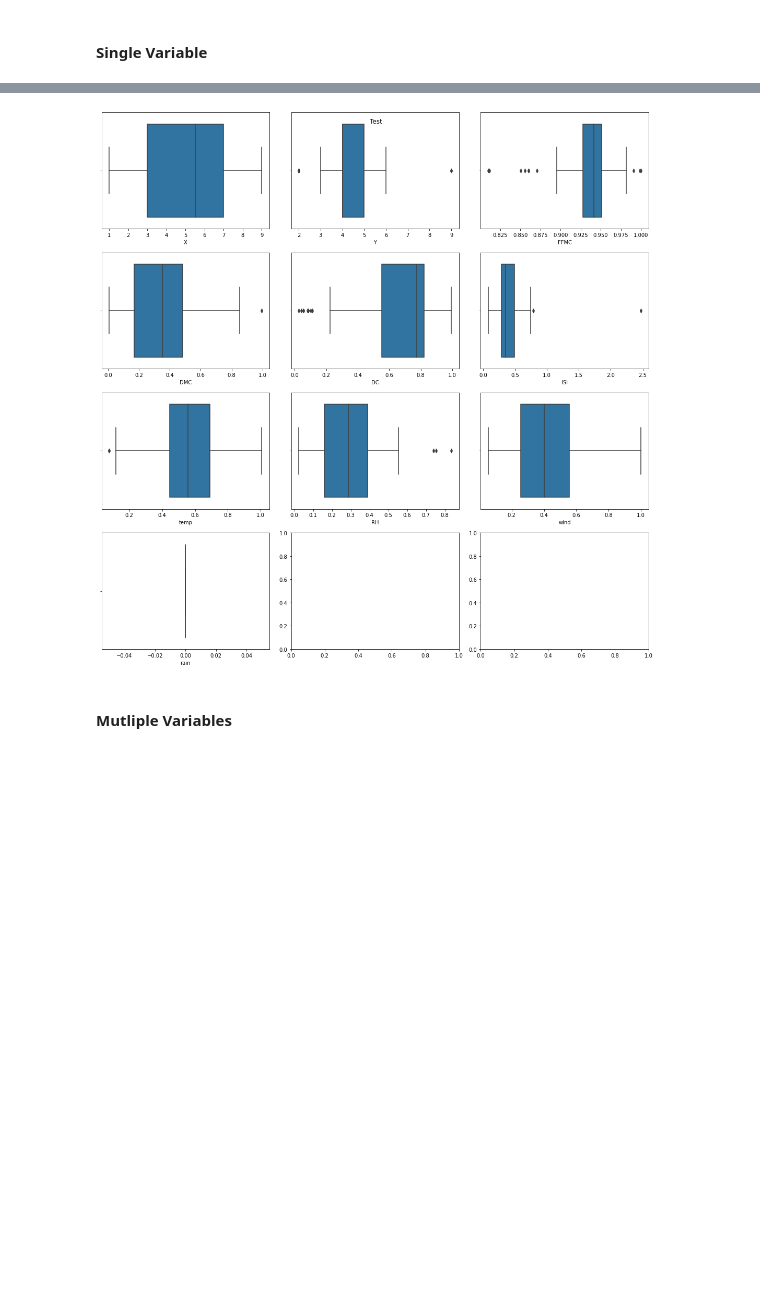
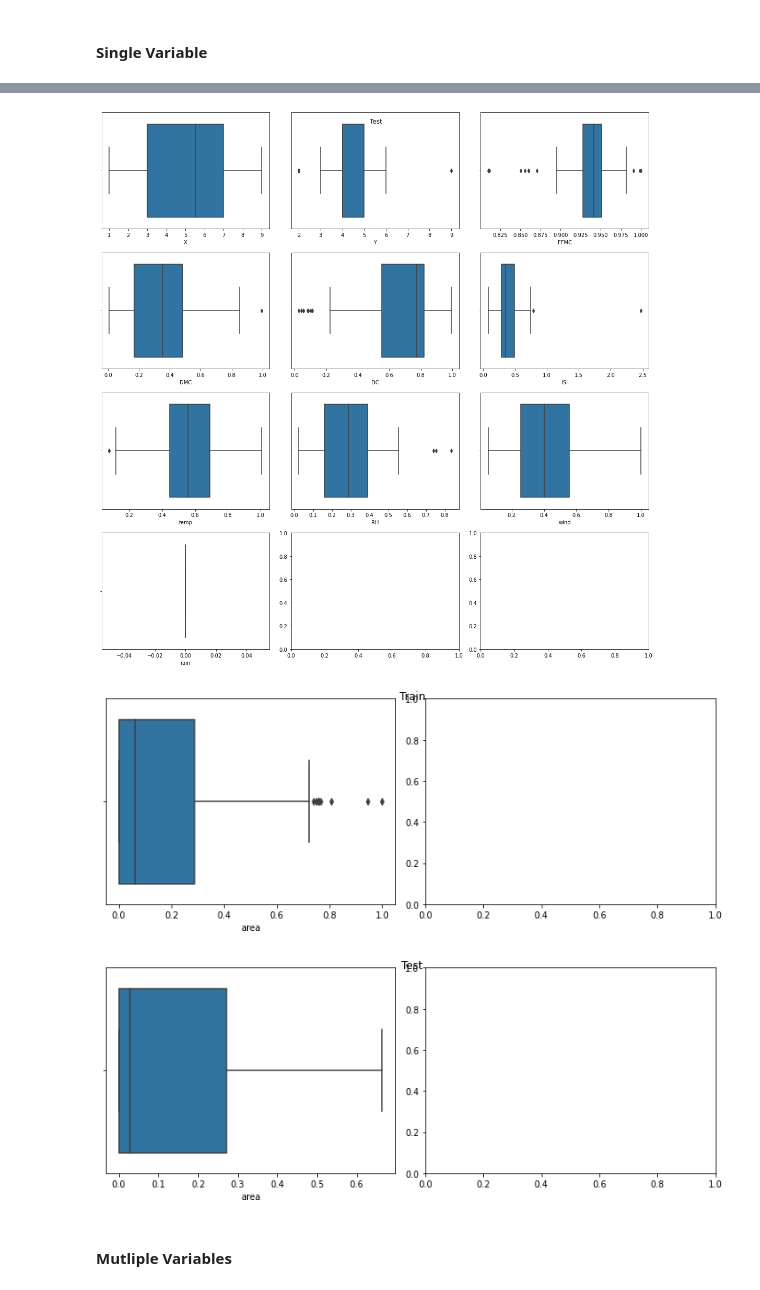
Before and after one commit to MaxZx3000/Forest-Fire, a Jupyter notebook: Final_Project_Forest_Fire_Classifier_(Anthony_Kevin_Oktavius).ipynb, the cells around one changed output, grey strips where cells are left out. Saved outputs shown, nothing was run; the diff lists cells and outputs as text; code cells hidden in the pictures; blank space fills up the shorter version.

```diff
--- a/Final_Project_Forest_Fire_Classifier_(Anthony_Kevin_Oktavius).ipynb
+++ b/Final_Project_Forest_Fire_Classifier_(Anthony_Kevin_Oktavius).ipynb
@@ -378,22 +403,40 @@ single_plot_template(df = x_test_scaled,
 # %%
 post_data_box_fields = features.copy()
 
 single_plot_template(df = x_train_scaled,
                      fields = post_data_box_fields,
                      plot_type = "sns.boxplot",
                      title = "Train",
                      nrows = 4,
                      ncols = 3)
 
 single_plot_template(df = x_test_scaled,
                      fields = post_data_box_fields,
                      plot_type = "sns.boxplot",
                      title = "Test",
                      nrows = 4,
                      ncols = 3)
+
+single_plot_template(df = y_train_scaled,
+                     fields = [area_field],
+                     plot_type = "sns.boxplot",
+                     title = "Train",
+                     nrows = 1,
+                     ncols = 2,
+                     figsize = (10, 4))
+
+single_plot_template(df = y_test_scaled,
+                     fields = [area_field],
+                     plot_type = "sns.boxplot",
+                     title = "Test",
+                     nrows = 1,
+                     ncols = 2,
+                     figsize = (10, 4))
 # %% [output]
 [figure]
 [figure]
+[figure, added]
+[figure, added]
 # %% [markdown]
 #### Mutliple Variables
 # %%
```
Also changed, not shown: parts of 9 cells of this notebook.
